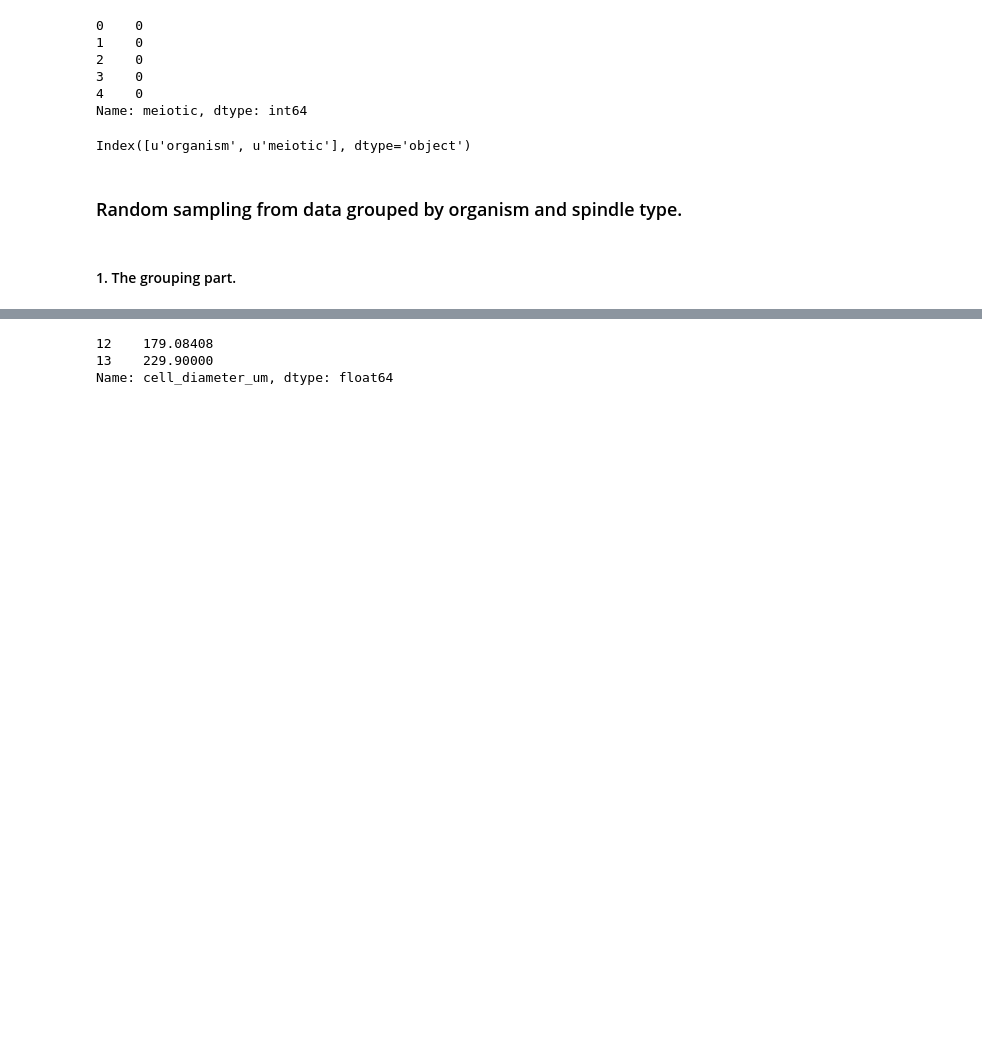
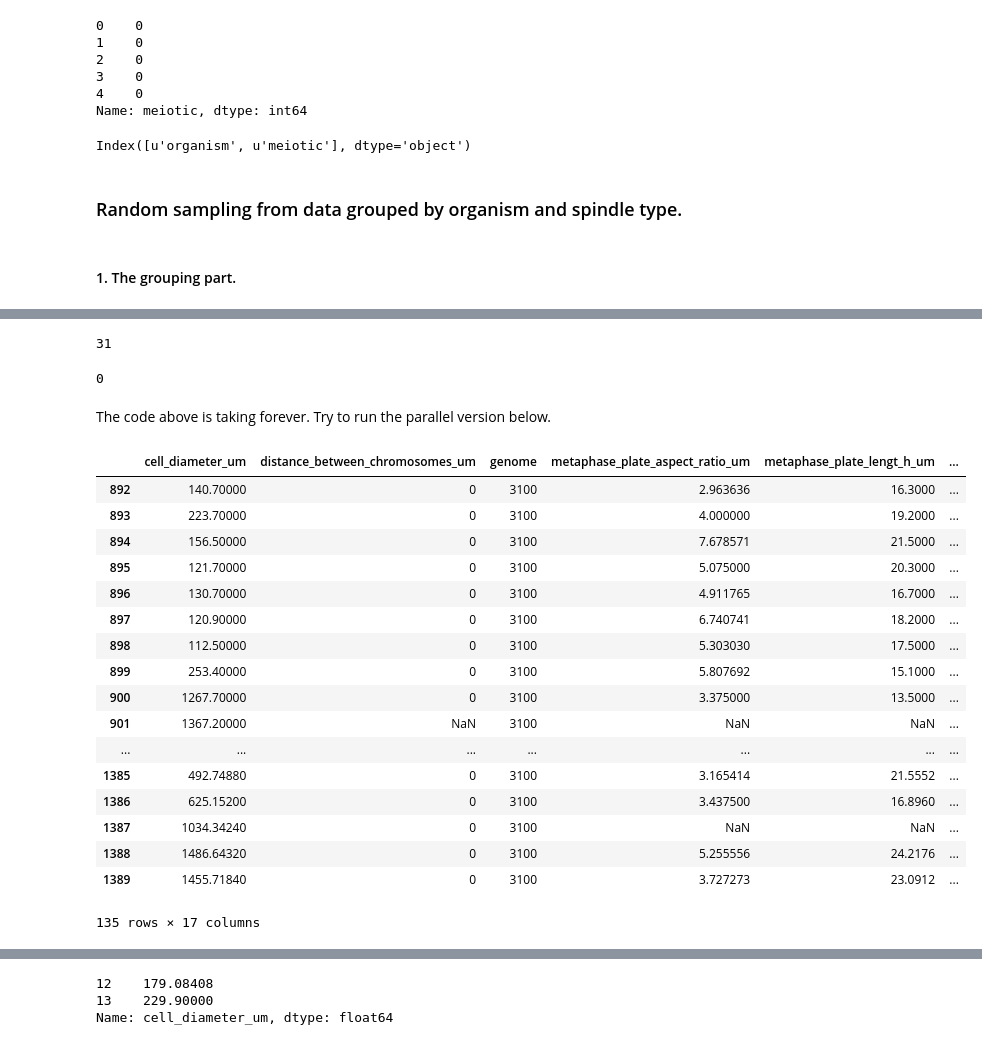
Before and after one commit to emmaggie/SPINDLE_ZOO, a Jupyter notebook: SEPTEMBER_2014/A_Marina_spindle_zoo_part7_NA_and_unsupervised.ipynb, the cells around one changed output, grey strips where cells are left out. Saved outputs shown, nothing was run; the diff lists cells and outputs as text; code cells hidden in the pictures; blank space fills up the shorter version.

```diff
--- a/SEPTEMBER_2014/A_Marina_spindle_zoo_part7_NA_and_unsupervised.ipynb
+++ b/SEPTEMBER_2014/A_Marina_spindle_zoo_part7_NA_and_unsupervised.ipynb
@@ -152,0 +181,7 @@ for item in groups.groups.items():
+# %%
+def NA_only_tester(testing):
+    for col in testing:
+        if np.sum(col.isnull())==len(col):
+            return (testing,col)
+        else:
+            return 'all good'
@@ -152,0 +192,6 @@ for item in groups.groups.items():
+# %%
+#this will be super inefficient
+list_of_dfs_with_NA_only=[]
+for key in groups_map_NAs.groups.keys():
+    #print input_df_cont_wORG.iloc[groups_map_NAs.groups[key],:]
+    list_of_dfs_with_NA_only.append(NA_only_tester(input_df_cont_wORG.iloc[groups_map_NAs.groups[key],:]))
@@ -152,0 +236,3 @@ for item in groups.groups.items():
+# %%
+for key in groups_map_NAs.groups.keys():
+    print key #groups_map_NAs.groups[key]
@@ -152,0 +259,4 @@ for item in groups.groups.items():
+# %%
+list_of_dfs=[]
+for key in groups_map_NAs.groups.keys():
+    list_of_dfs.append(input_df_cont_wORG.iloc[groups_map_NAs.groups[key],:])
@@ -152,0 +268,10 @@ for item in groups.groups.items():
+# %%
+len(list_of_dfs)
+# %% [output]
+31
+# %%
+len(list_of_dfs_mod)
+# %% [output]
+0
+# %% [markdown]
+The code above is taking forever. Try to run the parallel version below.
@@ -152,0 +295,21 @@ for item in groups.groups.items():
+# %%
+list_of_dfs[1]
+# %% [output]
+|  | cell_diameter_um | distance_between_chromosomes_um | genome | metaphase_plate_aspect_ratio_um | metaphase_plate_lengt_h_um | ... |
+| 892 | 140.70000 | 0 | 3100 | 2.963636 | 16.3000 | ... |
+| 893 | 223.70000 | 0 | 3100 | 4.000000 | 19.2000 | ... |
+| 894 | 156.50000 | 0 | 3100 | 7.678571 | 21.5000 | ... |
+| 895 | 121.70000 | 0 | 3100 | 5.075000 | 20.3000 | ... |
+| 896 | 130.70000 | 0 | 3100 | 4.911765 | 16.7000 | ... |
+| 897 | 120.90000 | 0 | 3100 | 6.740741 | 18.2000 | ... |
+| 898 | 112.50000 | 0 | 3100 | 5.303030 | 17.5000 | ... |
+| 899 | 253.40000 | 0 | 3100 | 5.807692 | 15.1000 | ... |
+| 900 | 1267.70000 | 0 | 3100 | 3.375000 | 13.5000 | ... |
+| 901 | 1367.20000 | NaN | 3100 | NaN | NaN | ... |
+| ... | ... | ... | ... | ... | ... | ... |
+| 1385 | 492.74880 | 0 | 3100 | 3.165414 | 21.5552 | ... |
+| 1386 | 625.15200 | 0 | 3100 | 3.437500 | 16.8960 | ... |
+| 1387 | 1034.34240 | 0 | 3100 | NaN | NaN | ... |
+| 1388 | 1486.64320 | 0 | 3100 | 5.255556 | 24.2176 | ... |
+| 1389 | 1455.71840 | 0 | 3100 | 3.727273 | 23.0912 | ... |
+135 rows × 17 columns
```
Also changed, not shown: parts of 59 cells of this notebook, 17 other files.
